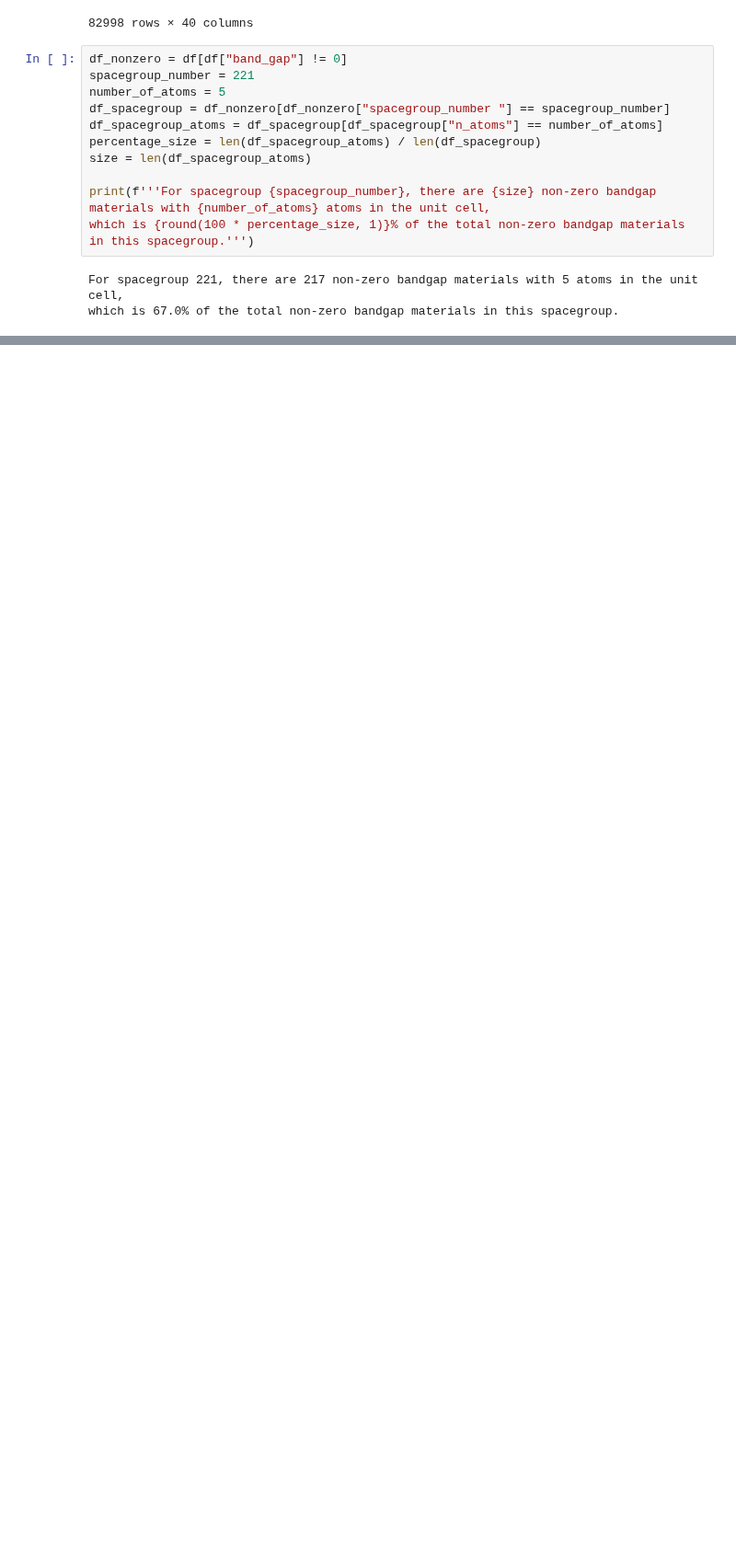
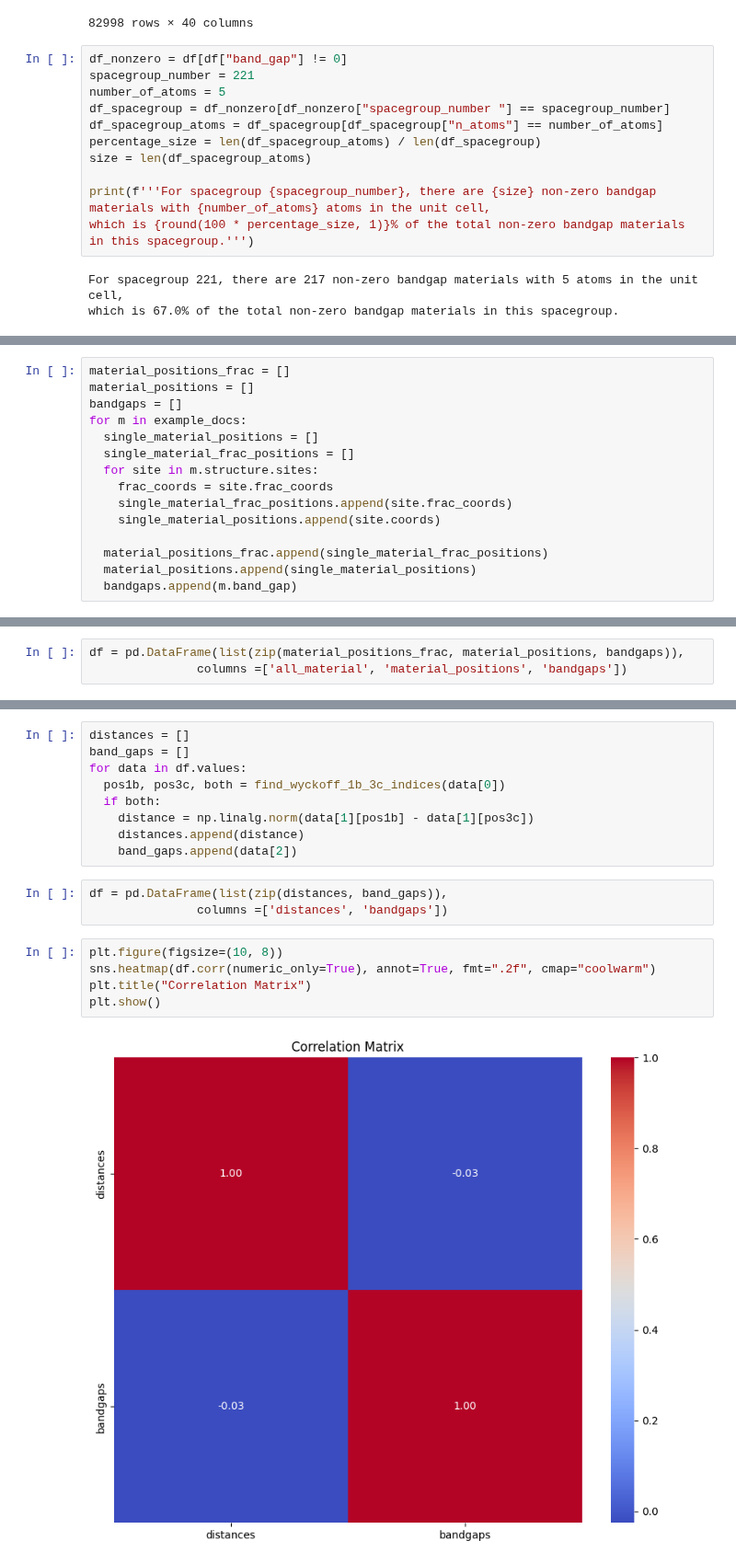
Before and after one commit to immischein/ML-bandgap, a Jupyter notebook: Spacegroup_specific_endeavours.ipynb, the cells around one changed output, grey strips where cells are left out. Shown at 92% size. Drawn from its saved outputs; the diff is of its cells as text; blank space fills up the shorter version.

Commit message:
messy code, but extracting kickoff positions calculating distances between points

```diff
--- a/Spacegroup_specific_endeavours.ipynb
+++ b/Spacegroup_specific_endeavours.ipynb
@@ -39,0 +89,15 @@ which is 67.0% of the total non-zero bandgap materials in this spacegroup.
+# %%
+material_positions_frac = []
+material_positions = []
+bandgaps = []
+for m in example_docs:
+  single_material_positions = []
+  single_material_frac_positions = []
+  for site in m.structure.sites:
+    frac_coords = site.frac_coords
+    single_material_frac_positions.append(site.frac_coords)
+    single_material_positions.append(site.coords)
+
+  material_positions_frac.append(single_material_frac_positions)
+  material_positions.append(single_material_positions)
+  bandgaps.append(m.band_gap)
@@ -39,0 +114,3 @@ which is 67.0% of the total non-zero bandgap materials in this spacegroup.
+# %%
+df = pd.DataFrame(list(zip(material_positions_frac, material_positions, bandgaps)),
+               columns =['all_material', 'material_positions', 'bandgaps'])
@@ -39,0 +163,19 @@ which is 67.0% of the total non-zero bandgap materials in this spacegroup.
+# %%
+distances = []
+band_gaps = []
+for data in df.values:
+  pos1b, pos3c, both = find_wyckoff_1b_3c_indices(data[0])
+  if both:
+    distance = np.linalg.norm(data[1][pos1b] - data[1][pos3c])
+    distances.append(distance)
+    band_gaps.append(data[2])
+# %%
+df = pd.DataFrame(list(zip(distances, band_gaps)),
+               columns =['distances', 'bandgaps'])
+# %%
+plt.figure(figsize=(10, 8))
+sns.heatmap(df.corr(numeric_only=True), annot=True, fmt=".2f", cmap="coolwarm")
+plt.title("Correlation Matrix")
+plt.show()
+# %% [output]
+[figure, added]
```
Also changed, not shown: parts of 15 cells of this notebook.
